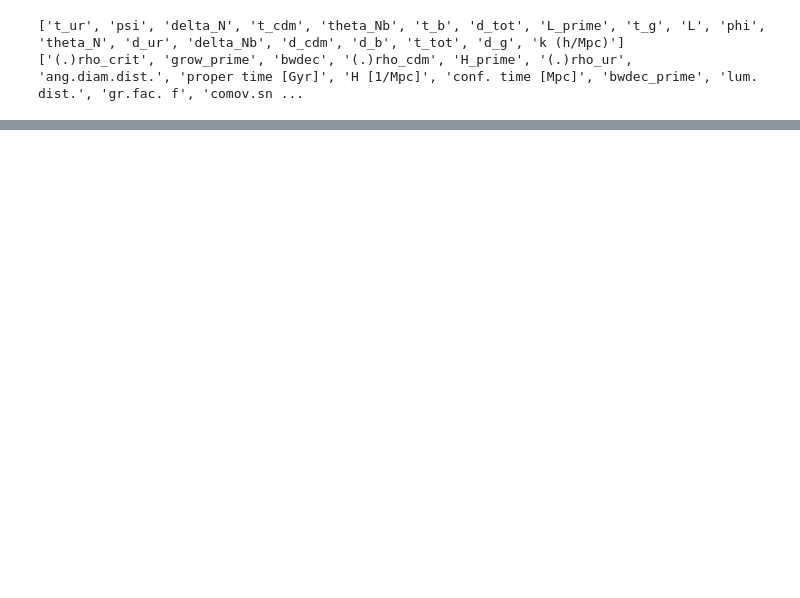
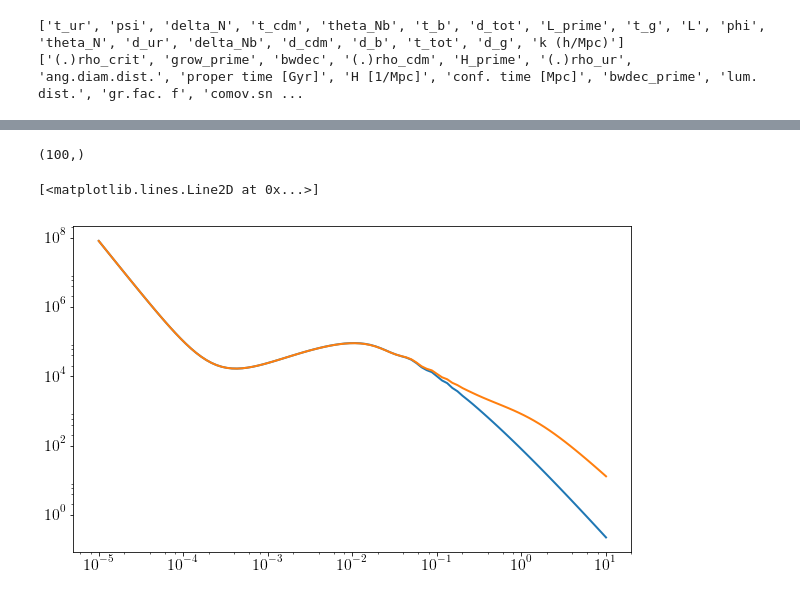
Before and after one commit to ThomasTram/CLASSmods, a Jupyter notebook: WeakFieldPlotsCF.ipynb, the cells around one changed output, grey strips where cells are left out. Saved outputs shown, nothing was run; the diff lists cells and outputs as text; code cells hidden in the pictures; blank space fills up the shorter version.

```diff
--- a/WeakFieldPlotsCF.ipynb
+++ b/WeakFieldPlotsCF.ipynb
@@ -718,3 +718,13 @@ IndexError: too many indices for array
+# %%
+cosmoNL = Class()
+cosmoNL.set(cosmo.pars)
+cosmoNL.set({'non linear':'halofit'})
+cosmoNL.compute()
+def NLcor(kvec,z=0.):
+    NLcor = np.zeros(kvec.shape)
+    for i,k in enumerate(kvec):
+        NLcor[i] = np.sqrt(cosmoNL.pk(k,z)/cosmo.pk(k,z))
+    return NLcor
 # %%
 zvec = z_pk
 zvec = [100,0.0]
@@ -801,0 +1105,17 @@ f.savefig('delta5.pdf')
+# %%
+kv = np.logspace(-5,1,100)
+pk = np.zeros(len(kv))
+pknl = np.zeros(len(kv))
+print pk.shape
+
+z=0
+for ik,k in enumerate(kv):
+    pk[ik] = cosmo.pk(k,z)
+    pknl[ik] = cosmoNL.pk(k,z)
+
+plt.loglog(kv,pk)
+plt.loglog(kv,pknl)
+# %% [output]
+(100,)
+[<matplotlib.lines.Line2D at 0x...>]
+[figure, added]
```
Also changed, not shown: parts of 17 cells of this notebook, 1 other file.
